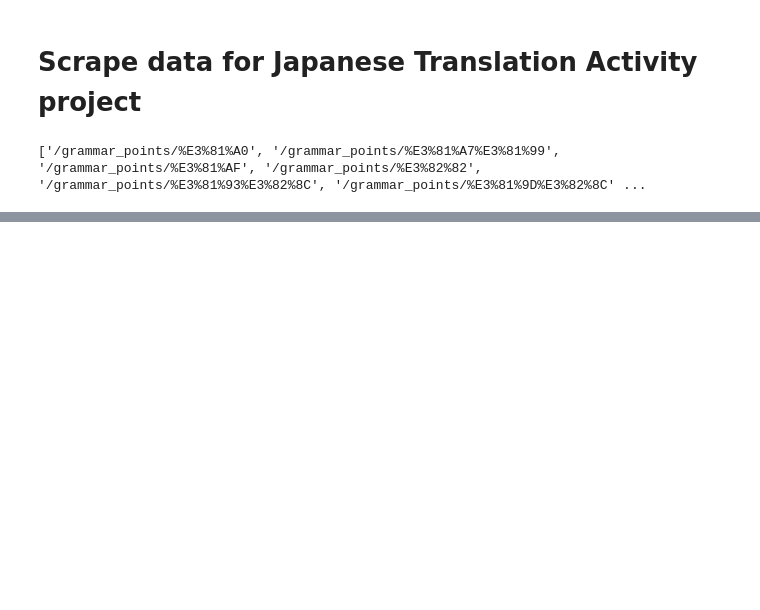
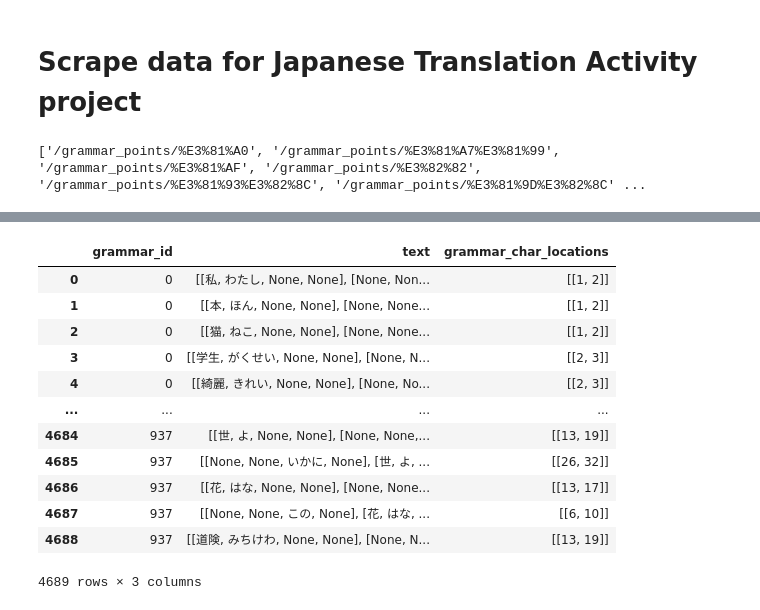
Before and after one commit to Max8Curtis/JapaneseTranslationActivity, a Jupyter notebook: scrape.ipynb, the cells around one changed output, grey strips where cells are left out. Drawn from its saved outputs; the diff is of its cells as text; code cells hidden in the pictures; blank space fills up the shorter version.

```diff
--- a/scrape.ipynb
+++ b/scrape.ipynb
@@ -121,0 +120,30 @@ grammar_data_df
+# %%
+df = pd.read_csv('grammar_points.csv', encoding='utf-16', index_col=0, names=["level", "grammar_point_jp", "meaning_en", "description", "page_url"])
+
+examples_df = pd.DataFrame(columns=["grammar_id", "text_jp", "text_en", "grammar_char_locations_jp", "grammar_char_locations_en"])
+
+def get_grammar_char_locs(text: list):
+    locs = []
+    char_index = 0
+    scan = False
+    for i in range(len(text)):
+        if text[i][3] is not None:
+            if not scan:
+                scan = True
+                current_loc = []
+                current_loc.append(char_index)
+        else:
+            if scan:
+                scan = False
+                current_loc.append(char_index)
+                locs.append(current_loc)
+
+        if text[i][0] is not None:
+            char_index += len(text[i][0])
+        else:
+            char_index += len(text[i][2])
+    if len(current_loc) == 1: # in case text ends with the grammar characters, add the end index manually
+        current_loc.append(char_index)
+        locs.append(current_loc)
+
+    return locs
@@ -121,0 +185,16 @@ grammar_data_df
+# %%
+examples_df
+# %% [output]
+|  | grammar_id | text | grammar_char_locations |
+| 0 | 0 | [[私, わたし, None, None], [None, Non... | [[1, 2]] |
+| 1 | 0 | [[本, ほん, None, None], [None, None... | [[1, 2]] |
+| 2 | 0 | [[猫, ねこ, None, None], [None, None... | [[1, 2]] |
+| 3 | 0 | [[学生, がくせい, None, None], [None, N... | [[2, 3]] |
+| 4 | 0 | [[綺麗, きれい, None, None], [None, No... | [[2, 3]] |
+| ... | ... | ... | ... |
+| 4684 | 937 | [[世, よ, None, None], [None, None,... | [[13, 19]] |
+| 4685 | 937 | [[None, None, いかに, None], [世, よ, ... | [[26, 32]] |
+| 4686 | 937 | [[花, はな, None, None], [None, None... | [[13, 17]] |
+| 4687 | 937 | [[None, None, この, None], [花, はな, ... | [[6, 10]] |
+| 4688 | 937 | [[道険, みちけわ, None, None], [None, N... | [[13, 19]] |
+4689 rows × 3 columns
```
Also changed, not shown: parts of 10 cells of this notebook, 1 other file.
